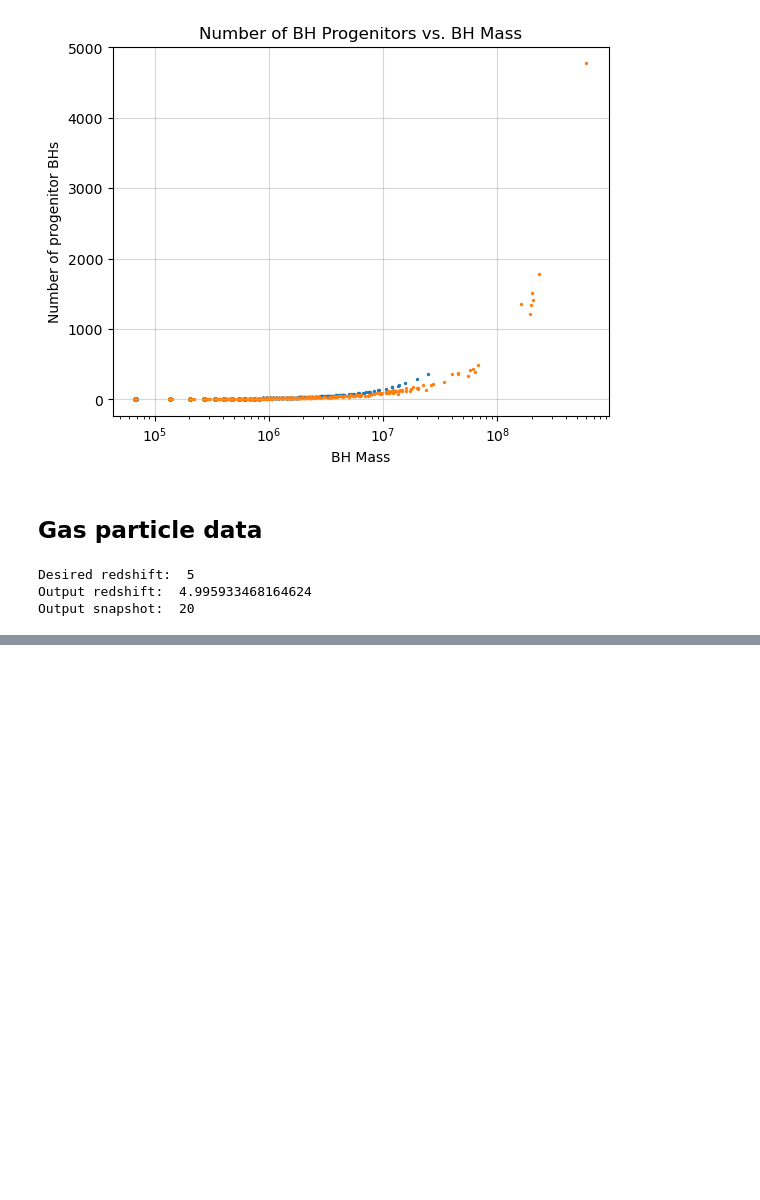
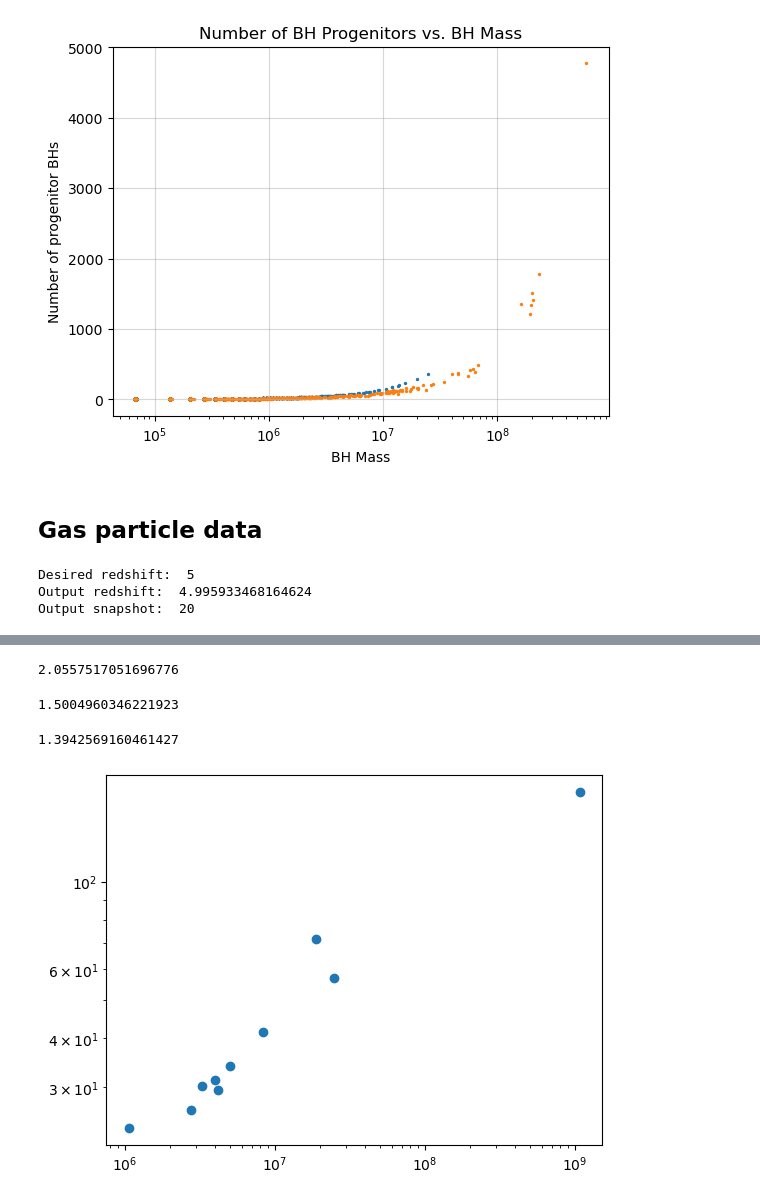
Before and after one commit to khojonat/Brahma_Analysis, a Jupyter notebook: BrahmaRelations.ipynb, the cells around one changed output, grey strips where cells are left out. Cells and saved outputs as stored; diff of their text form; code cells hidden in the pictures; blank space fills up the shorter version.

```diff
--- a/BrahmaRelations.ipynb
+++ b/BrahmaRelations.ipynb
@@ -343,0 +464,17 @@ len(particles['SubfindVelDisp'])
+# %%
+import time
+
+path_to_output='/standard/torrey-group/BRAHMA/L12p5n512' # this is the folder containing the simulation run
+run='/AREPO/' # name of the simulation runs
+output='output_ratio10_SFMFGM5_seed5.00_bFOF/'
+basePath=path_to_output+run+output
+
+N = 100
+indices = np.arange(0,N)
+desired_redshift = 0
+
+start_time = time.time()
+M,MStars,Sigma,VelsMag,Velocities,NStars,BH_progs,IgnoredBhs = M_Sigma(basePath,desired_redshift,desired_indices=indices)
+end_time = time.time()
+
+t_per_halo = (end_time-start_time)/N
@@ -343,0 +485,18 @@ len(particles['SubfindVelDisp'])
+# %%
+t_per_halo # 10
+# %% [output]
+2.0557517051696776
+# %%
+t_per_halo # 50
+# %% [output]
+1.5004960346221923
+# %%
+t_per_halo # 100
+# %% [output]
+1.3942569160461427
+# %%
+plt.scatter(M,Sigma)
+plt.xscale('log')
+plt.yscale('log')
+# %% [output]
+[figure, added]
```
Also changed, not shown: parts of 23 cells of this notebook, 1 other file.
